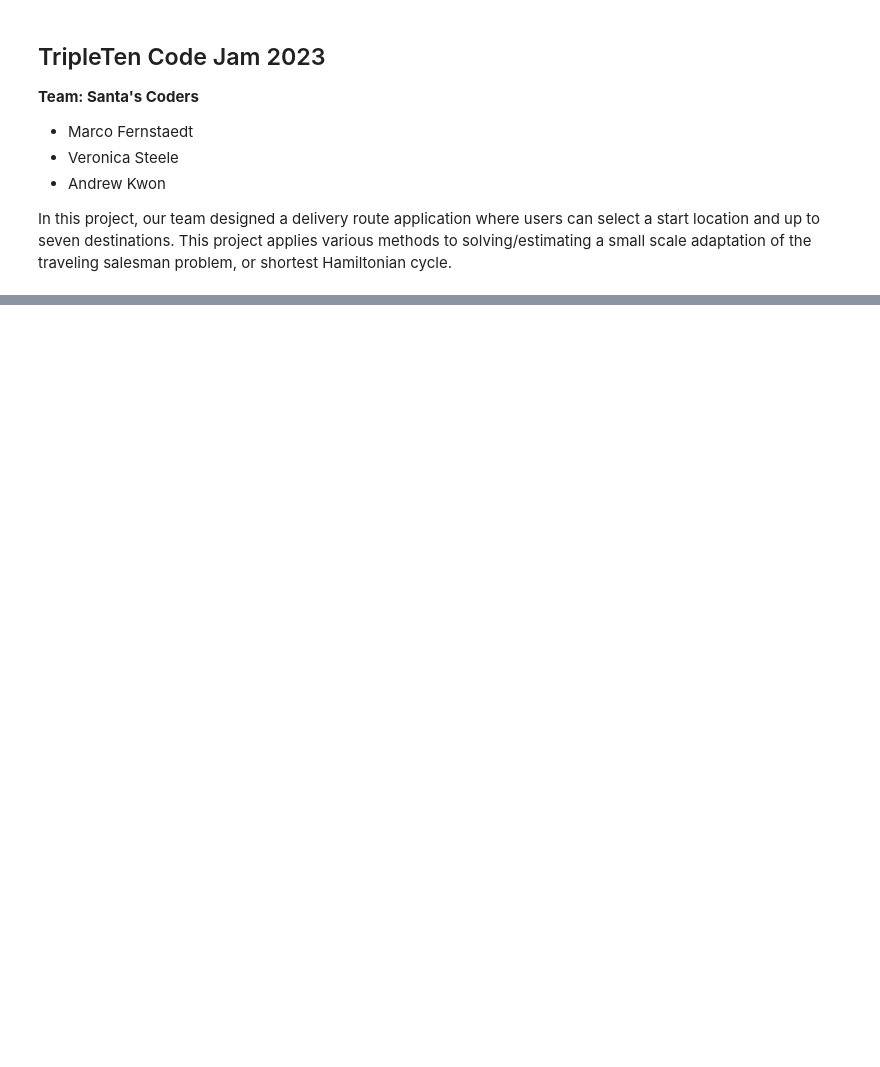
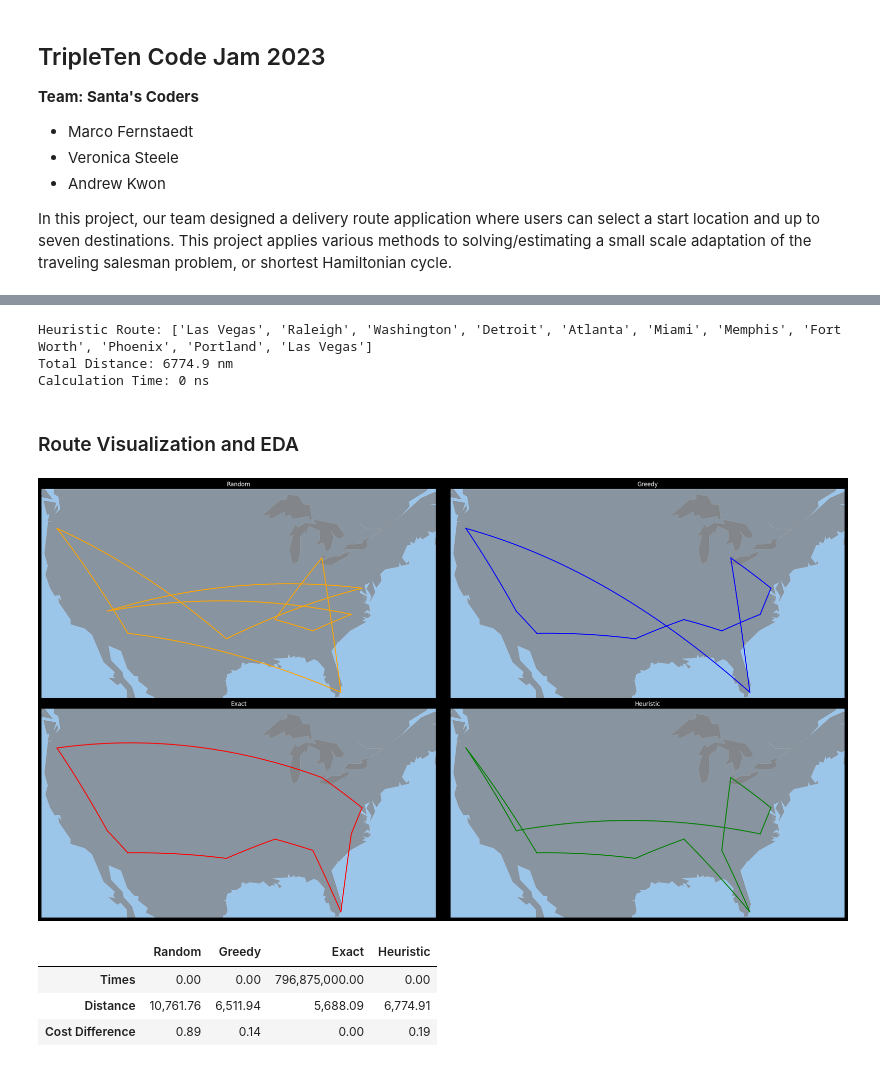
Before and after one commit to MarcoFernstaedt/RouteOptimizationCodeJam, a Jupyter notebook: driver_nb.ipynb, the cells around one changed output, grey strips where cells are left out. Saved outputs shown, nothing was run; the diff lists cells and outputs as text; code cells hidden in the pictures; blank space fills up the shorter version.

```diff
--- a/driver_nb.ipynb
+++ b/driver_nb.ipynb
@@ -117,0 +129,10 @@ Calculation Time: 0.0009965896606445312 seconds
+# %%
+exact_rte, exact_cost, exact_time = route.get_exact_rte()
+
+all_rtes.append(exact_rte)
+all_dists.append(exact_cost)
+all_times.append(exact_time)
+
+print(f'Shortest Route: {exact_rte}')
+print(f'Total Distance: {"{:.1f}".format(exact_cost)} nm')
+print(f'Calculation Time: {exact_time} ns')
@@ -117,0 +147,60 @@ Calculation Time: 0.0009965896606445312 seconds
+# %%
+opt_rte, opt_cost, opt_time = route.get_2_opt_rte(rand_rte)
+
+all_rtes.append(opt_rte)
+all_dists.append(opt_cost)
+all_times.append(opt_time)
+
+print(f'Heuristic Route: {opt_rte}')
+print(f'Total Distance: {"{:.1f}".format(opt_cost)} nm')
+print(f'Calculation Time: {opt_time} ns')
+# %% [output]
+Heuristic Route: ['Las Vegas', 'Raleigh', 'Washington', 'Detroit', 'Atlanta', 'Miami', 'Memphis', 'Fort Worth', 'Phoenix', 'Portland', 'Las Vegas']
+Total Distance: 6774.9 nm
+Calculation Time: 0 ns
+# %% [markdown]
+### Route Visualization and EDA
+# %%
+colors = ['orange', 'blue', 'red', 'green']
+plt.style.use('dark_background')
+fig, axes = plt.subplots(2, 2, figsize=(24, 13))
+
+idx = 0
+for i in range(2):
+    for j in range(2):
+        axes[i][j].set_title(algo_names[idx])
+        m=Basemap(llcrnrlon=-125, llcrnrlat=25, urcrnrlon=-66, urcrnrlat=49.5, projection='merc', ax=axes[i][j])
+        m.drawmapboundary(fill_color='#9CC5EA', linewidth=0)
+        m.fillcontinents(color='grey', alpha=0.7, lake_color='grey')
+        m.drawcoastlines(linewidth=0.1, color="white")
+
+        rte = all_rtes[idx]
+        startlat, startlon = all_coords[rte[0]]
+        for k in range(1, len(rte)):
+            arrlat, arrlon = all_coords[rte[k]]
+            m.drawgreatcircle(startlon, startlat, arrlon, arrlat, linewidth=2, color=colors[idx], ax=axes[i][j])
+            startlat = arrlat
+            startlon = arrlon
+        idx += 1
+
+fig.tight_layout()
+plt.show()
+
+# Remove comment to export plot as .png image
+# plt.savefig('route_plot.png')
+# %% [output]
+[figure, added]
+# %%
+diff_dist = [(x - exact_cost)/exact_cost for x in all_dists]
+
+index = ['Times', 'Distance', 'Cost Difference']
+data = [all_times, all_dists, diff_dist]
+pd.options.display.float_format = '{:,.2f}'.format
+df_results = pd.DataFrame(data = data, index=index, columns=algo_names)
+
+display(df_results)
+# %% [output]
+|  | Random | Greedy | Exact | Heuristic |
+| Times | 0.00 | 0.00 | 796,875,000.00 | 0.00 |
+| Distance | 10,761.76 | 6,511.94 | 5,688.09 | 6,774.91 |
+| Cost Difference | 0.89 | 0.14 | 0.00 | 0.19 |
```
Also changed, not shown: parts of 33 cells of this notebook.
